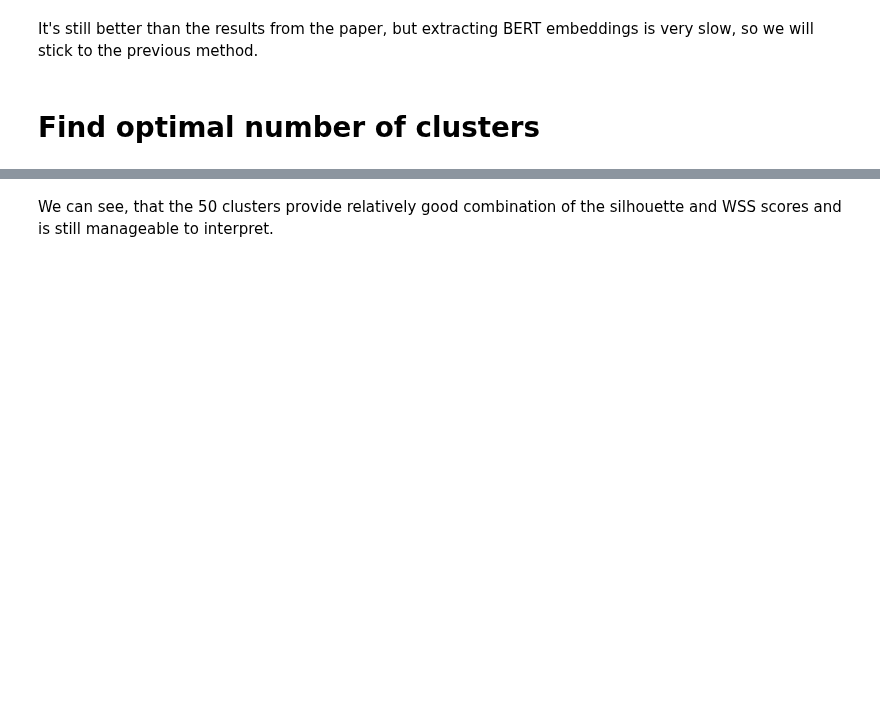
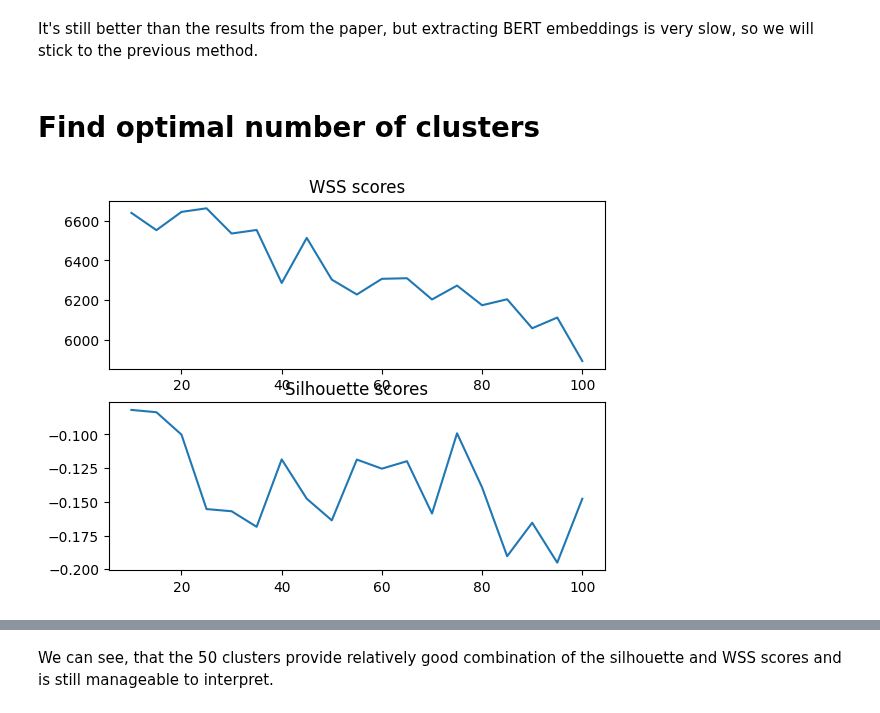
Before and after one commit to epfl-ada/ada-2023-project-perrysplatypuses, a Jupyter notebook: clustering.ipynb, the cells around one changed output, grey strips where cells are left out. Drawn from its saved outputs; the diff is of its cells as text; code cells hidden in the pictures; blank space fills up the shorter version.

Commit message:
add clustering graph

```diff
--- a/clustering.ipynb
+++ b/clustering.ipynb
@@ -204,12 +272,14 @@ for i in tqdm(range(len(k_values))):
     silhouettes.append(silhouette)
     clear_output(wait=True)
 # %%
-plt.subplot(1, 2, 1)
+plt.subplot(2, 1, 1)
 plt.plot(k_values, wsss)
 plt.title("WSS scores")
 
-plt.subplot(1, 2, 2)
+plt.subplot(2, 1, 2)
 plt.plot(k_values, silhouettes)
 plt.title("Silhouette scores")
 
 plt.show()
+# %% [output]
+[figure, added]
```
Also changed, not shown: parts of 10 cells of this notebook.
